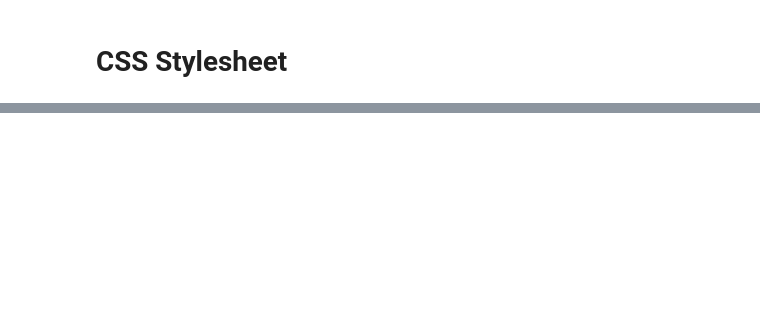
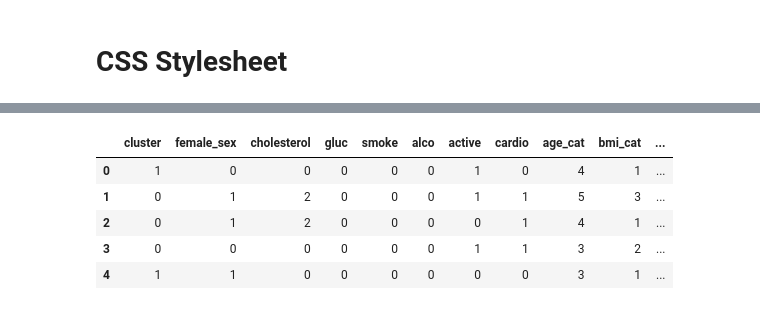
Before and after one commit to lucas-lfp/heart-shaped-box__Machine-Learning-SVM-classifier, a Jupyter notebook: heart_shaped_box_4.ipynb, the cells around one changed output, grey strips where cells are left out. Cells and saved outputs as stored; diff of their text form; code cells hidden in the pictures; blank space fills up the shorter version.

```diff
--- a/heart_shaped_box_4.ipynb
+++ b/heart_shaped_box_4.ipynb
@@ -176,0 +490,16 @@ df = pd.read_csv('clean_cvd.csv', sep = ",")
+# %%
+# Cluster attribution
+df_x = df.drop('cardio', axis = 1)
+df_y = df['cardio']
+km = KModes(n_clusters = optimal_k, init = 'Huang', n_init = 5, random_state = 44)
+clusters = km.fit_predict(df_x)
+df_x.insert(0, "cluster", clusters, True)
+df_x.insert(0, "cardio", df_y, True)
+df.head()
+# %% [output]
+|  | cluster | female_sex | cholesterol | gluc | smoke | alco | active | cardio | age_cat | bmi_cat | ... |
+| 0 | 1 | 0 | 0 | 0 | 0 | 0 | 1 | 0 | 4 | 1 | ... |
+| 1 | 0 | 1 | 2 | 0 | 0 | 0 | 1 | 1 | 5 | 3 | ... |
+| 2 | 0 | 1 | 2 | 0 | 0 | 0 | 0 | 1 | 4 | 1 | ... |
+| 3 | 0 | 0 | 0 | 0 | 0 | 0 | 1 | 1 | 3 | 2 | ... |
+| 4 | 1 | 1 | 0 | 0 | 0 | 0 | 0 | 0 | 3 | 1 | ... |
```
Also changed, not shown: parts of 25 cells of this notebook.
